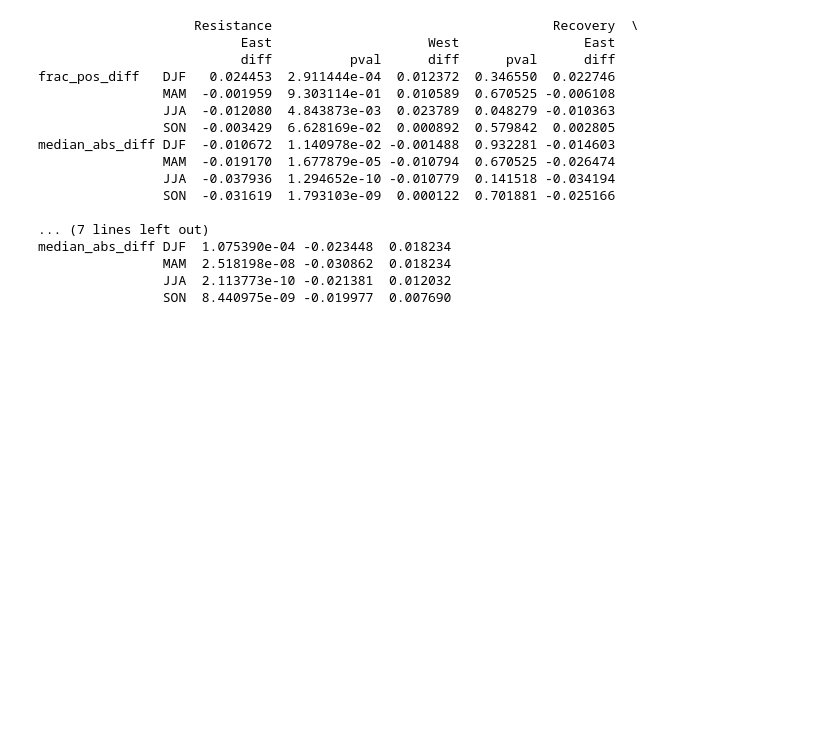
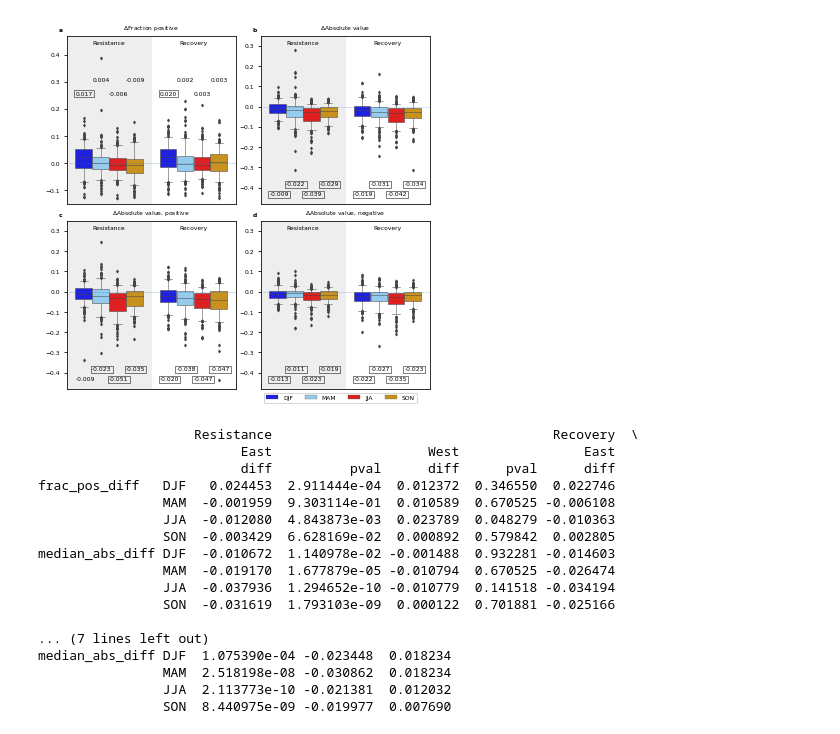
Before and after one commit to ypwong22/urban_resilience, a Jupyter notebook: monthly_percity_summary.ipynb, the cells around one changed output. Cells and saved outputs as stored; diff of their text form; code cells hidden in the pictures; blank space fills up the shorter version.

```diff
--- a/monthly_percity_summary.ipynb
+++ b/monthly_percity_summary.ipynb
@@ -66,7 +154,9 @@ rcParams['axes.titlesize'] = 6
 lab = 'abcdefghijklmn'
 clist = ['#0000ff', '#87cefa', '#ff0000', '#e69b00']
 
+
 fig, axes = plt.subplots(2, 2, figsize = (6.5, 6.5), sharex = False, sharey = False)
+fig.subplots_adjust(hspace = 0.1, wspace = 0.15)
 for i, varname in enumerate(['frac_pos_diff', 'median_abs_diff', 'median_abs_diff, pos', 'median_abs_diff, neg']):
     ax = axes.flat[i]
     ax.axhline(0., ls = ':', lw = 0.5)
@@ -75,11 +165,11 @@ for i, varname in enumerate(['frac_pos_diff', 'median_abs_diff', 'median_abs_dif
                     order = ['Resistance', 'Recovery'], palette = clist, whis = (5, 95), fliersize = 2, linewidth = 0.5)
 
     if i == 3:
-        sns.move_legend(g, 'lower left', bbox_to_anchor = (0, -0.2), ncol = 4, title = None)
+        sns.move_legend(g, 'lower left', bbox_to_anchor = (0, -0.1), ncol = 4, title = None)
     else:
         ax.legend([],[], frameon=False)
 
-    ax.text(0.05, 0.9, lab[i], transform = ax.transAxes, fontweight = 'bold')
+    ax.text(-0.05, 1.025, lab[i], transform = ax.transAxes, fontweight = 'bold')
     ax.set_xlabel('')
     ax.set_ylabel('')
 
@@ -99,33 +189,42 @@ for i, varname in enumerate(['frac_pos_diff', 'median_abs_diff', 'median_abs_dif
     if i == 0:
         yloc = 0.25
     else:
         yloc = -0.44
     for j, stat in enumerate(['Resistance','Recovery']):
         for k, season in enumerate(['DJF', 'MAM', 'JJA', 'SON']):
             mid = diff.loc[stat, season]
             pval = pvalues.loc[stat, season]
 
             if pval <= 0.05:
                 kwargs = {'bbox': dict(facecolor = 'none', edgecolor = 'k', pad = 1, lw = 0.5)}
             else:
                 kwargs = {}
             ax.text(j - 0.4 + 0.2 * k, yloc + 0.05 * np.mod(k, 2), f'{mid:.3f}', **kwargs)
 
     if i == 0:
         ax.set_title('$\Delta$Fraction positive')
     elif i == 1:
         ax.set_title('$\Delta$Absolute value')
     elif i == 2:
         ax.set_title('$\Delta$Absolute value, positive')
     elif i == 3:
         ax.set_title('$\Delta$Absolute value, negative')
 
     if i == 0:
-        ax.set_ylim([-0.15, 0.42])
+        ax.set_ylim([-0.15, 0.47])
     else:
-        ax.set_ylim([-0.48, 0.31])
+        ax.set_ylim([-0.48, 0.35])
+    ax.set_xlim([-0.5, 1.5])
+
+    ax.set_xticks([])
+    ax.axvspan(-0.5, 0.5, color = '#eeeeee', zorder = 0)
+    #ax.axvspan(0.5, 1.5, color = '#d8d8d8', zorder = 0)
+    ax.text(0.25, 0.95, 'Resistance', color = 'k', horizontalalignment = 'center', transform = ax.transAxes)
+    ax.text(0.75, 0.95, 'Recovery', color = 'k', horizontalalignment = 'center', transform = ax.transAxes)
 
 fix = Setup().format_prefix().replace(f'{Setup().use}_', '')
 fig.savefig(os.path.join(path_out, 'measures', 'regression_per_pixel', 'summary', f'percity_spatial_avg_summary_{fix}_{self.extreme}_fig1{suffix}.png'), dpi = 600., bbox_inches = 'tight', facecolor = 'w')
 plt.close(fig)
+# %% [output]
+[figure, added]
 # %%
```
Also changed, not shown: parts of 8 cells of this notebook, 20 other files.
